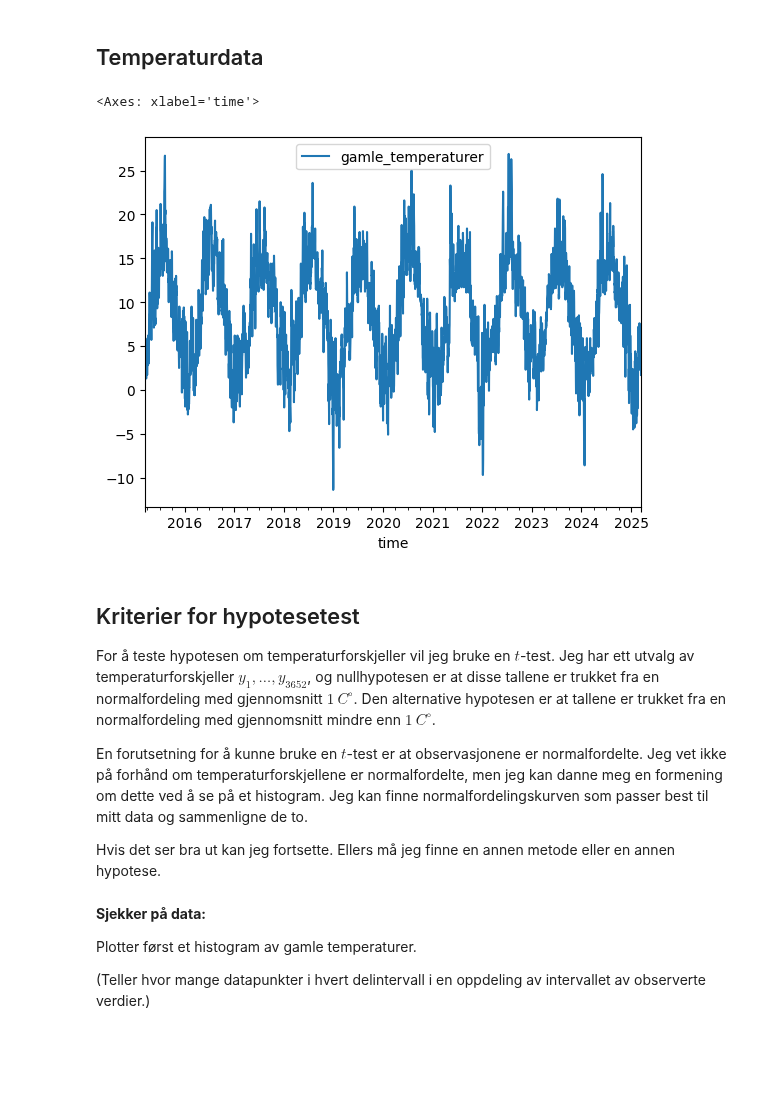
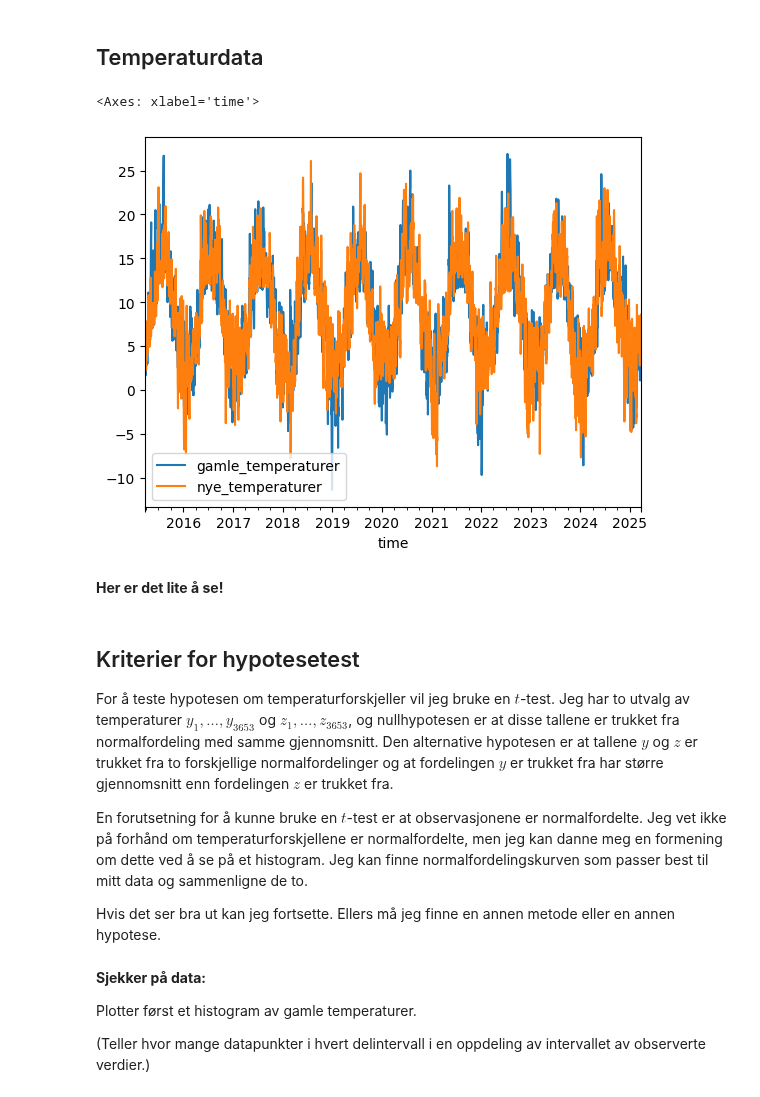
Before and after one commit to mbr085/V25MAT102, a Jupyter notebook: notebooks/uke12/to_utvalgs_t_test.ipynb, the cells around one changed output. Saved outputs shown, nothing was run; the diff lists cells and outputs as text; code cells hidden in the pictures; blank space fills up the shorter version.

Commit message:
forbereder t-test

```diff
--- a/notebooks/uke12/to_utvalgs_t_test.ipynb
+++ b/notebooks/uke12/to_utvalgs_t_test.ipynb
@@ -115,18 +101,21 @@ data2 = pd.DataFrame(index=data.loc[end - timedelta(days=int(365.24 * 10)): end]
 data2['gamle_temperaturer'] = z
 data2['nye_temperaturer'] = y
 # %%
-data2.plot(y=['gamle_temperaturer'])
+data2.plot(y=['gamle_temperaturer', 'nye_temperaturer'])
 # %% [output]
 <Axes: xlabel='time'>
-[figure, old version]
+[figure, new version]
+# %% [markdown]
+**Her er det lite å se!**
 # %% [markdown]
 ## Kriterier for hypotesetest
 
-For å teste hypotesen om temperaturforskjeller vil jeg bruke en $t$-test. Jeg har ett
-utvalg av temperaturforskjeller $y_1, \dots, y_{3652}$, og nullhypotesen
-er at disse tallene er trukket fra en normalfordeling med gjennomsnitt $1 \ C^{\circ}$.
-Den alternative hypotesen er at tallene er trukket fra en normalfordeling med gjennomsnitt
-mindre enn $1 \ C^{\circ}$.
+For å teste hypotesen om temperaturforskjeller vil jeg bruke en $t$-test. Jeg har to
+utvalg av temperaturer $y_1, \dots, y_{3653}$ og $z_1, \dots, z_{3653}$, og nullhypotesen
+er at disse tallene er trukket fra normalfordeling med samme gjennomsnitt.
+Den alternative hypotesen er at tallene $y$ og $z$ er trukket fra to forskjellige
+normalfordelinger og at fordelingen $y$ er trukket fra har større gjennomsnitt enn
+fordelingen $z$ er trukket fra.
 
 En forutsetning for å kunne bruke en $t$-test er at observasjonene er
 normalfordelte. Jeg vet ikke på forhånd om temperaturforskjellene er normalfordelte,
```
Also changed, not shown: parts of 27 cells of this notebook, 9 other files.
